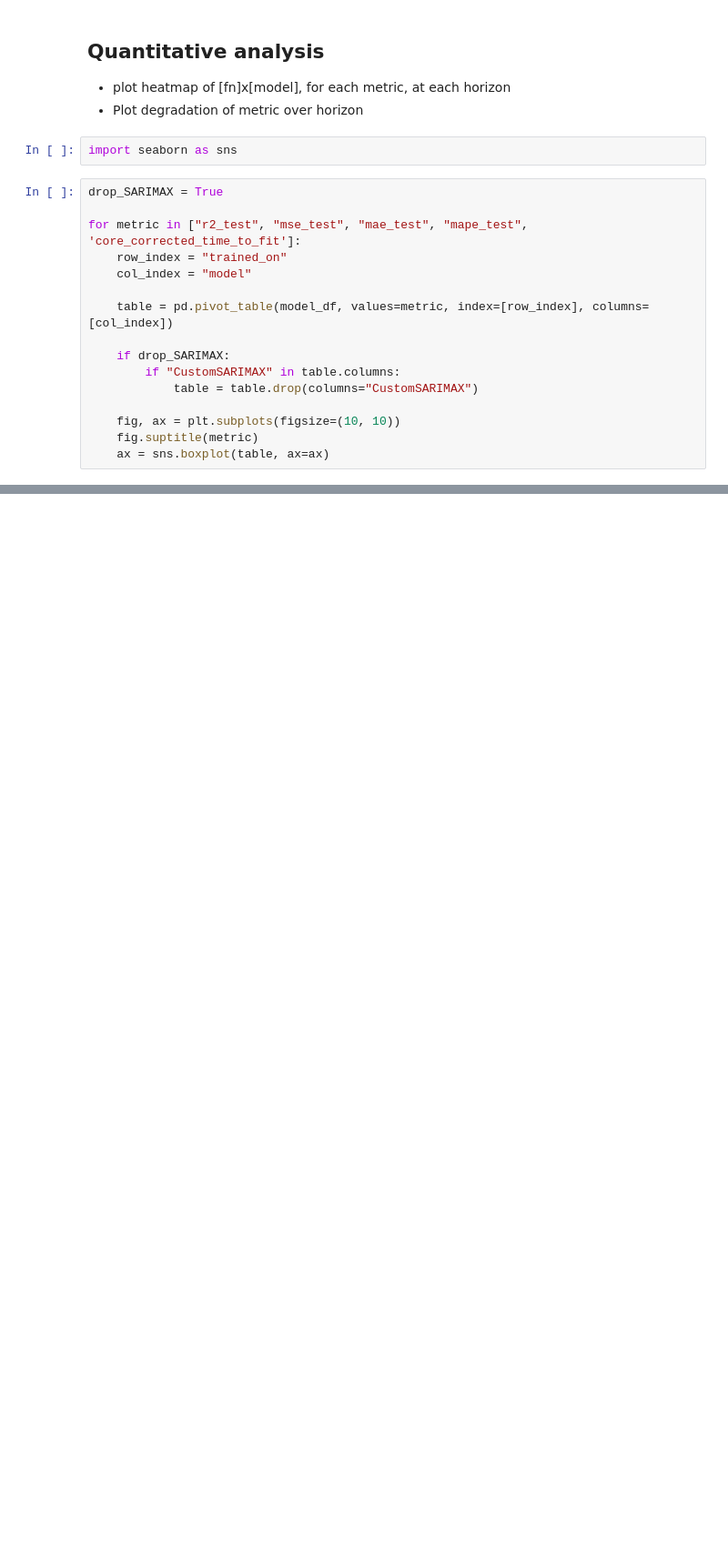
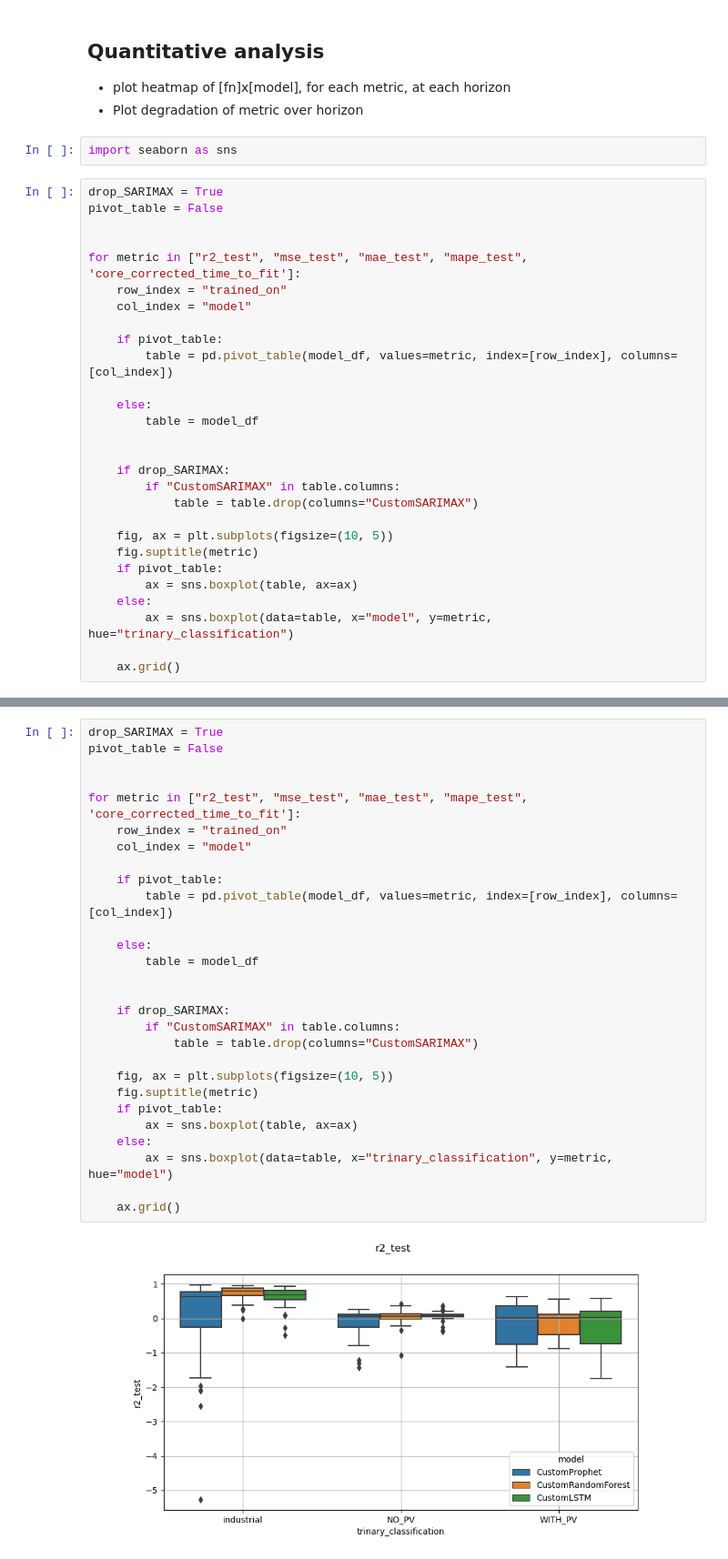
Before and after one commit to Flinverdaasdonk/forecasting, a Jupyter notebook: useful_notebooks/analyze_logs.ipynb, the cells around one changed output, grey strips where cells are left out. Shown at 91% size. Cells and saved outputs as stored; diff of their text form; blank space fills up the shorter version.

```diff
--- a/useful_notebooks/analyze_logs.ipynb
+++ b/useful_notebooks/analyze_logs.ipynb
@@ -334,17 +467,29 @@ IGNORING only_show_test_results, since: 'len(x) < len(train_x)', i.e. too much t
 import seaborn as sns
 # %%
 drop_SARIMAX = True
+pivot_table = False
+
 
 for metric in ["r2_test", "mse_test", "mae_test", "mape_test", 'core_corrected_time_to_fit']:
     row_index = "trained_on"
     col_index = "model"
 
-    table = pd.pivot_table(model_df, values=metric, index=[row_index], columns=[col_index])
+    if pivot_table:
+        table = pd.pivot_table(model_df, values=metric, index=[row_index], columns=[col_index])
+
+    else:
+        table = model_df
+
 
     if drop_SARIMAX:
         if "CustomSARIMAX" in table.columns:
             table = table.drop(columns="CustomSARIMAX")
 
-    fig, ax = plt.subplots(figsize=(10, 10))
+    fig, ax = plt.subplots(figsize=(10, 5))
     fig.suptitle(metric)
-    ax = sns.boxplot(table, ax=ax)
+    if pivot_table:
+        ax = sns.boxplot(table, ax=ax)
+    else:
+        ax = sns.boxplot(data=table, x="model", y=metric, hue="trinary_classification")
+
+    ax.grid()
@@ -356,0 +496,30 @@ for metric in ["r2_test", "mse_test", "mae_test", "mape_test", 'core_corrected_t
+# %%
+drop_SARIMAX = True
+pivot_table = False
+
+
+for metric in ["r2_test", "mse_test", "mae_test", "mape_test", 'core_corrected_time_to_fit']:
+    row_index = "trained_on"
+    col_index = "model"
+
+    if pivot_table:
+        table = pd.pivot_table(model_df, values=metric, index=[row_index], columns=[col_index])
+
+    else:
+        table = model_df
+
+
+    if drop_SARIMAX:
+        if "CustomSARIMAX" in table.columns:
+            table = table.drop(columns="CustomSARIMAX")
+
+    fig, ax = plt.subplots(figsize=(10, 5))
+    fig.suptitle(metric)
+    if pivot_table:
+        ax = sns.boxplot(table, ax=ax)
+    else:
+        ax = sns.boxplot(data=table, x="trinary_classification", y=metric, hue="model")
+
+    ax.grid()
+# %% [output]
+[figure, added]
```
Also changed, not shown: parts of 23 cells of this notebook.
